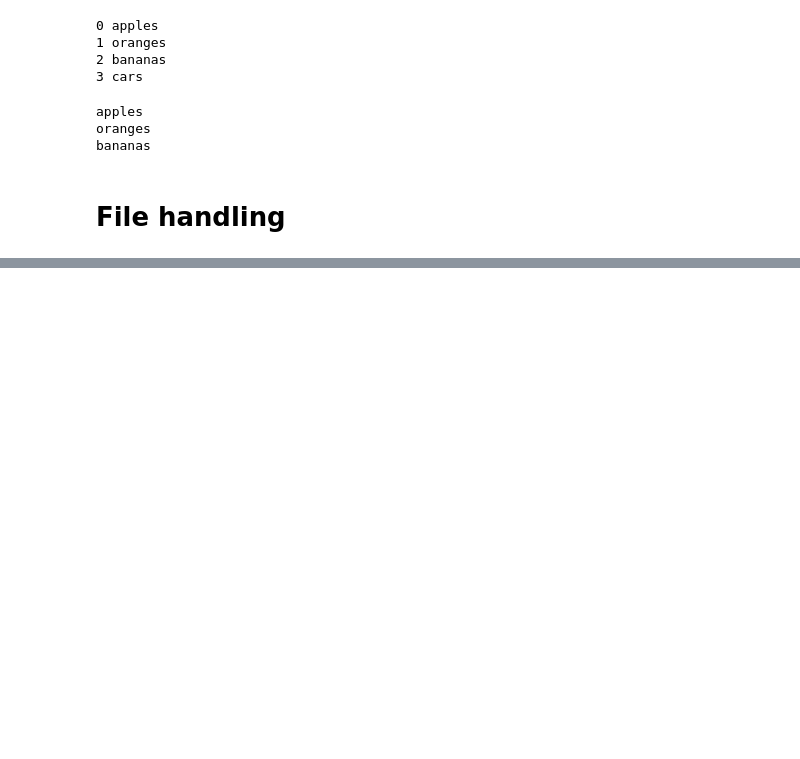
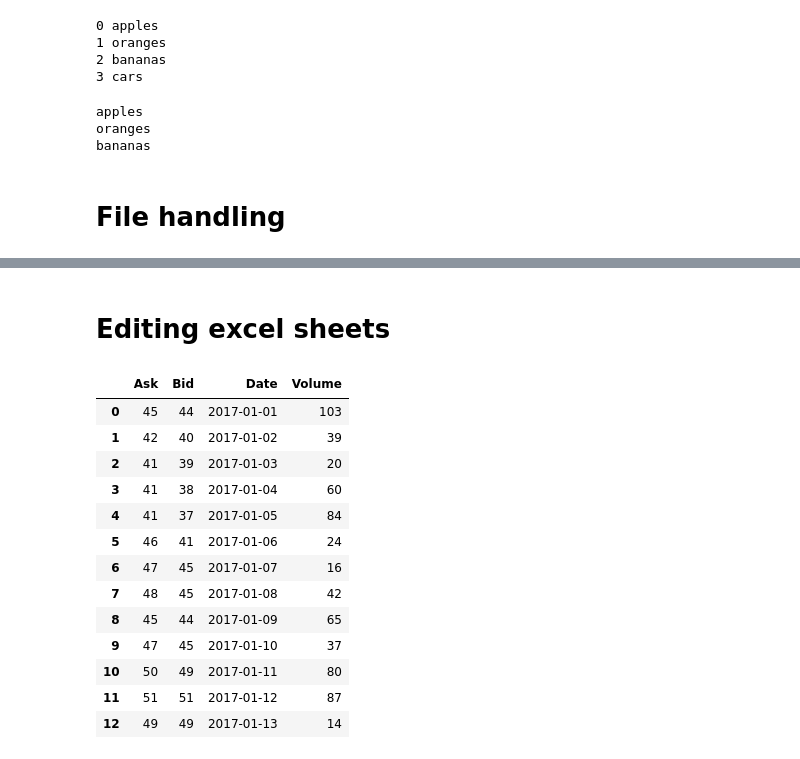
Before and after one commit to holwech/PythonLearning, a Jupyter notebook: 2.2 Python basics.ipynb, the cells around one changed output, grey strips where cells are left out. Saved outputs shown, nothing was run; the diff lists cells and outputs as text; code cells hidden in the pictures; blank space fills up the shorter version.

```diff
--- a/2.2 Python basics.ipynb
+++ b/2.2 Python basics.ipynb
@@ -153,0 +154,21 @@ file
+# %% [markdown]
+# Editing excel sheets
+# %%
+import pandas as pd
+xls = pd.read_excel('files/trades.xlsx')
+xls
+# %% [output]
+|  | Ask | Bid | Date | Volume |
+| 0 | 45 | 44 | 2017-01-01 | 103 |
+| 1 | 42 | 40 | 2017-01-02 | 39 |
+| 2 | 41 | 39 | 2017-01-03 | 20 |
+| 3 | 41 | 38 | 2017-01-04 | 60 |
+| 4 | 41 | 37 | 2017-01-05 | 84 |
+| 5 | 46 | 41 | 2017-01-06 | 24 |
+| 6 | 47 | 45 | 2017-01-07 | 16 |
+| 7 | 48 | 45 | 2017-01-08 | 42 |
+| 8 | 45 | 44 | 2017-01-09 | 65 |
+| 9 | 47 | 45 | 2017-01-10 | 37 |
+| 10 | 50 | 49 | 2017-01-11 | 80 |
+| 11 | 51 | 51 | 2017-01-12 | 87 |
+| 12 | 49 | 49 | 2017-01-13 | 14 |
```
Also changed, not shown: parts of 21 cells of this notebook, 4 other files.
